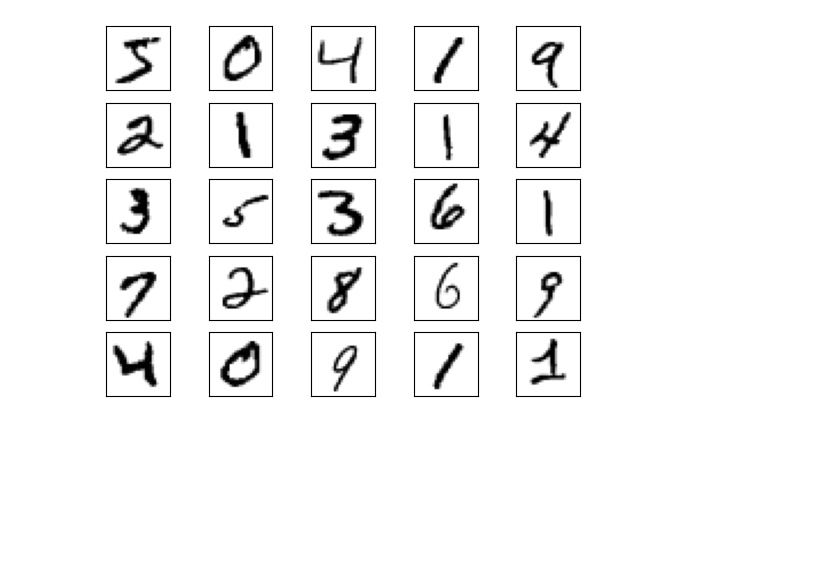
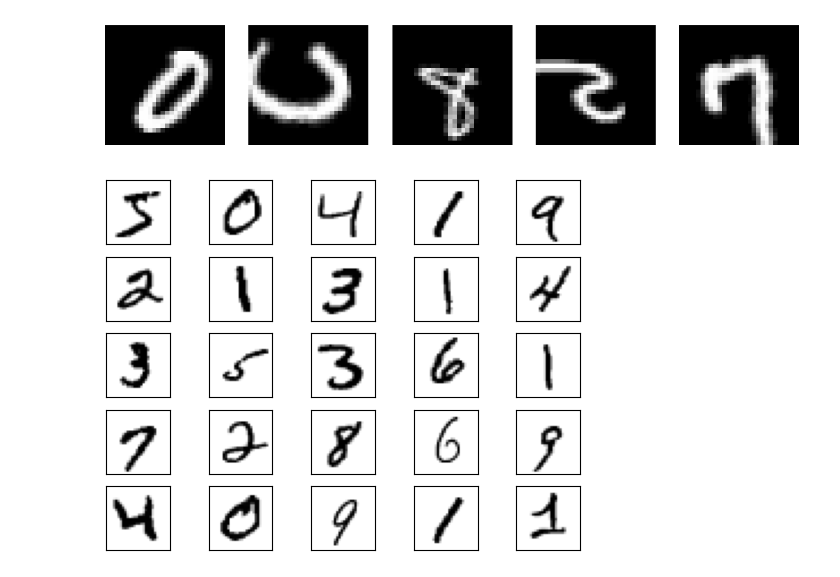
Before and after one commit to changyeol2/computervision, a Jupyter notebook: 컴비응1팀.ipynb, the cells around one changed output. Saved outputs shown, nothing was run; the diff lists cells and outputs as text; code cells hidden in the pictures; blank space fills up the shorter version.

```diff
--- a/컴비응1팀.ipynb
+++ b/컴비응1팀.ipynb
@@ -12,6 +15,36 @@ data_train, data_test = tf.keras.datasets.mnist.load_data()
 (image_test, labels_test)= data_test
 
 class_names = ['0', '1','2','3','4','5','6','7','8','9']
+# %%
+from tensorflow.keras.datasets import mnist
+from tensorflow.keras.preprocessing.image import ImageDataGenerator
+import matplotlib.pyplot as plt
+
+
+# 이미지를 4차원으로 변환 (채널 차원 추가)
+train_images = train_images.reshape(train_images.shape[0], 28, 28, 1)
+
+datagen = ImageDataGenerator(
+    rotation_range=20,
+    width_shift_range=0.1,
+    height_shift_range=0.1,
+    shear_range=0.2,
+    zoom_range=0.2,
+    horizontal_flip=True,
+    fill_mode='nearest'
+)
+
+# 증강된 이미지를 확인하기 위해 몇 개의 샘플을 생성하여 표시
+augmented_images = next(datagen.flow(train_images, batch_size=5))
+
+plt.figure(figsize=(10, 10))
+for i in range(5):
+    plt.subplot(1, 5, i+1)
+    plt.imshow(augmented_images[i].reshape(28, 28), cmap='gray')
+    plt.axis('off')
+plt.show()
+# %% [output]
+[figure, added]
 # %%
 image_train = image_train.reshape((-1,28,28,1))/255
 image_test = image_test.reshape((-1,28,28,1))/255
```
Also changed, not shown: parts of 4 cells of this notebook.
